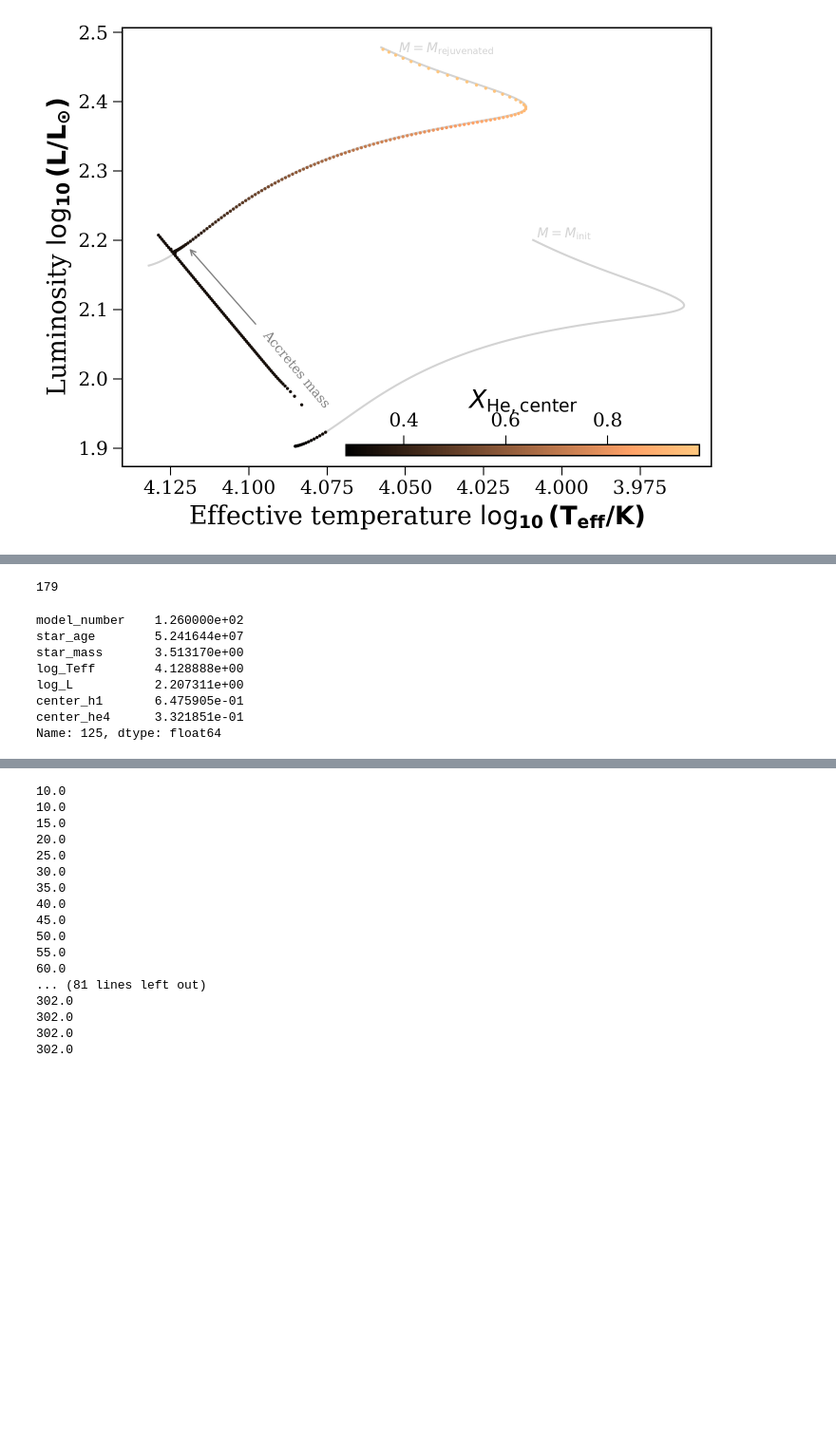
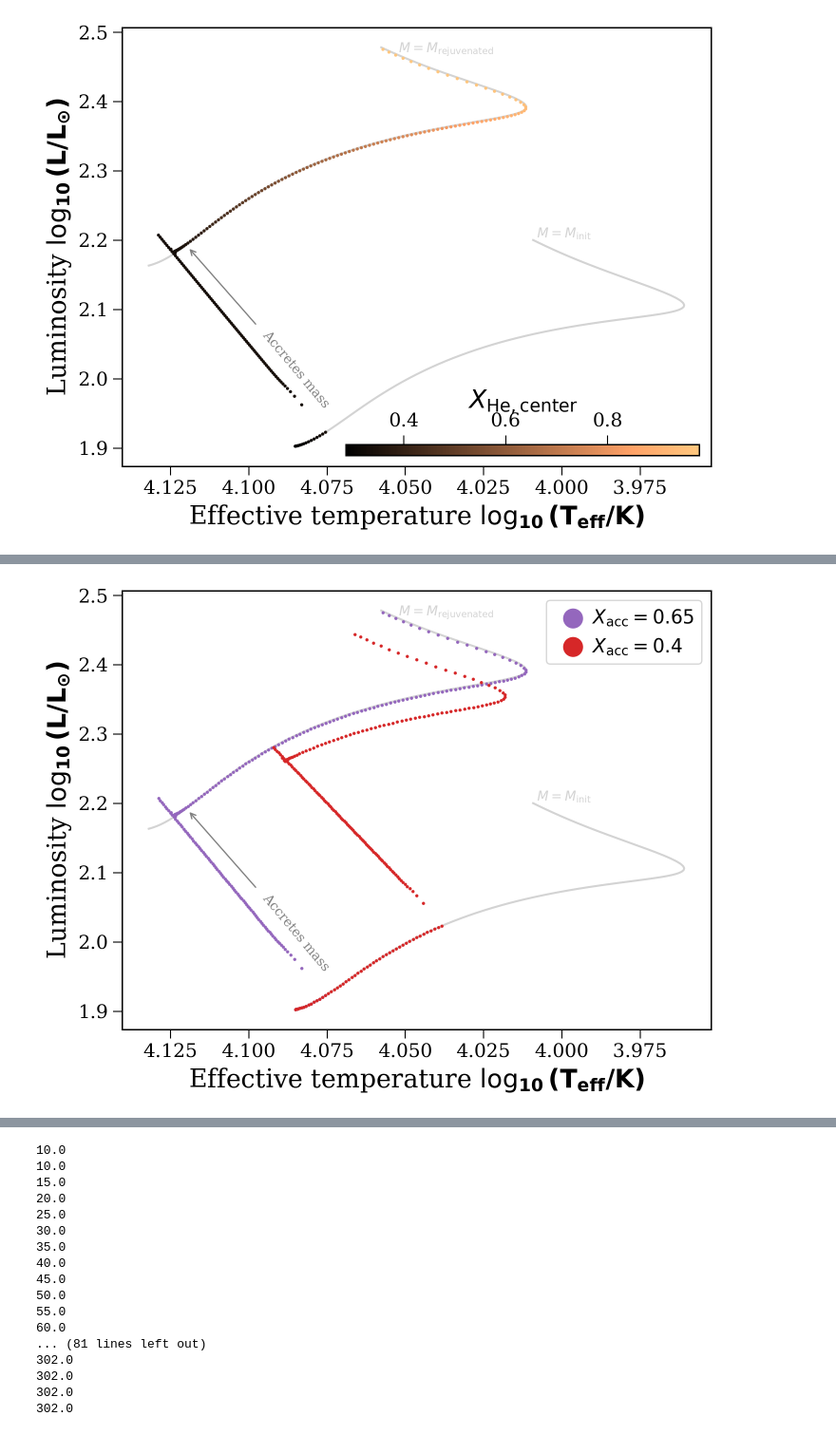
Before and after one commit to TomWagg/mass-gainer-seismology, a Jupyter notebook: notebooks/mass_transfer_test.ipynb, the cells around one changed output, grey strips where cells are left out. Shown at 95% size. Saved outputs shown, nothing was run; the diff lists cells and outputs as text; code cells hidden in the pictures; blank space fills up the shorter version.

```diff
--- a/notebooks/mass_transfer_test.ipynb
+++ b/notebooks/mass_transfer_test.ipynb
@@ -208,4 +142,0 @@ plt.show()
-# %%
-np.abs(tracks[1].history["star_age"] / 1e6 - 150).argmin()
-# %% [output]
-179
@@ -250,11 +142,0 @@ import matplotlib.animation as animation
-# %%
-tracks[1].history.iloc[125]
-# %% [output]
-model_number    1.260000e+02
-star_age        5.241644e+07
-star_mass       3.513170e+00
-log_Teff        4.128888e+00
-log_L           2.207311e+00
-center_h1       6.475905e-01
-center_he4      3.321851e-01
-Name: 125, dtype: float64
@@ -262,0 +143,21 @@ times = np.concatenate((np.arange(10, 55, 5), np.arange(50, 52.4 + 0.1, 0.1), np
+# %%
+fig, ax = mesaplot.simple_hr(track=tracks[0], show=False, s=0, cbar_var=None)
+fig, ax = mesaplot.simple_hr(track=tracks[1], fig=fig, ax=ax, show=False, plot_line=False,
+                    s=2, label=r"$X_{\rm acc} = 0.65$", cbar_var=None, color="tab:purple")
+fig, ax = mesaplot.simple_hr(track=tracks[2], fig=fig, ax=ax, show=False, s=0, cbar_var=None)
+fig, ax = mesaplot.simple_hr(track=tracks[3], fig=fig, ax=ax, show=False, s=2,
+                    plot_line=False, cbar_var=None, label=r"$X_{\rm acc} = 0.4$", color="tab:red")
+
+ax.annotate(r"$M = M_{\rm init}$", xy=(0.75, 0.53), ha="center", va="center",
+            xycoords="axes fraction", color="lightgrey")
+ax.annotate(r"$M = M_{\rm rejuvenated}$", xy=(0.55, 0.95), ha="center", va="center",
+            xycoords="axes fraction", color="lightgrey")
+
+ax.legend(markerscale=10, handletextpad=0.0)
+
+ax.annotate("Accretes mass", xy=(0.1115, 0.5), xytext=(0.295, 0.22), xycoords="axes fraction", rotation=-50,
+            arrowprops=dict(arrowstyle="->", color="grey"), color="grey", ha="center", va="center")
+
+plt.show()
+# %% [output]
+[figure, added]
```
Also changed, not shown: parts of 70 cells of this notebook, 1 other file.
